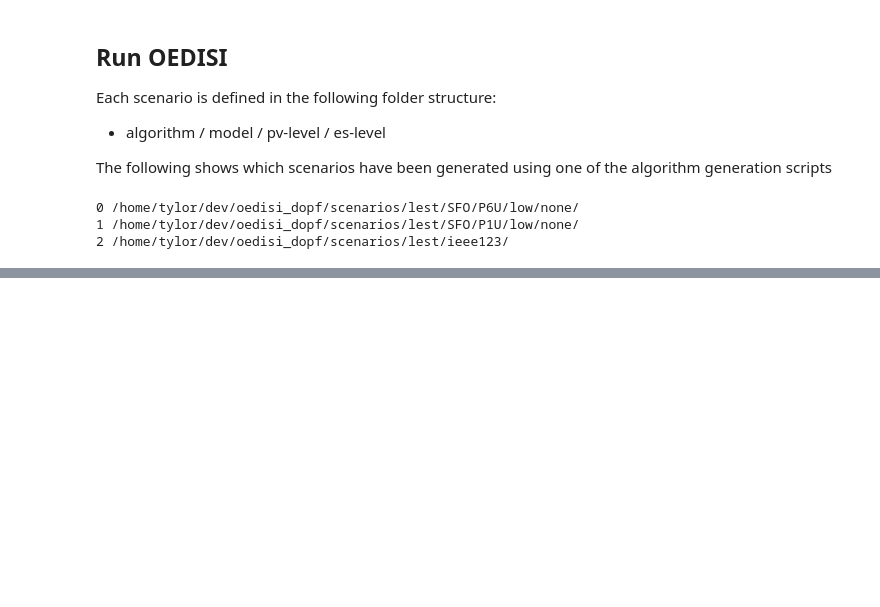
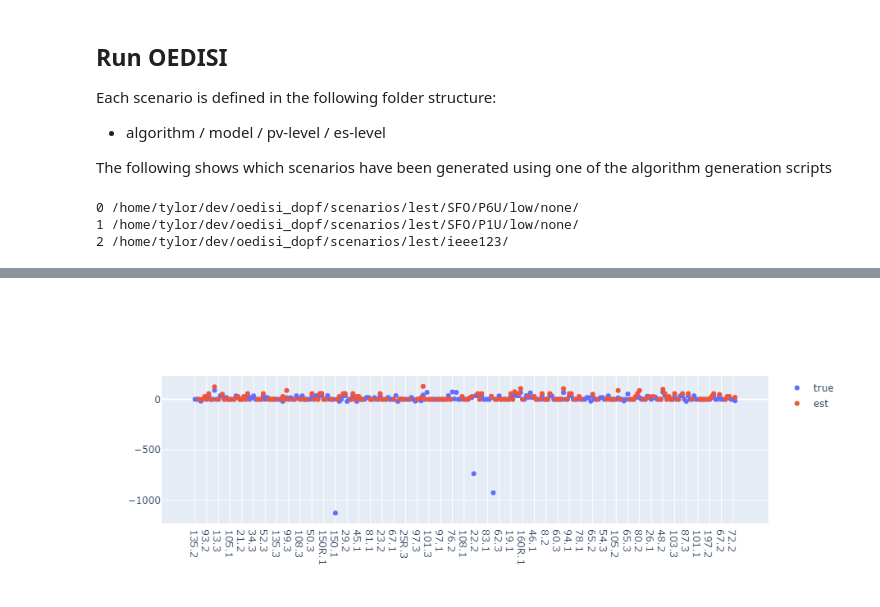
Before and after one commit to pnnl/oedisi_dopf, a Jupyter notebook: ekf_workflow_plotly.ipynb, the cells around one changed output, grey strips where cells are left out. Drawn from its saved outputs; the diff is of its cells as text; code cells hidden in the pictures; blank space fills up the shorter version.

```diff
--- a/ekf_workflow_plotly.ipynb
+++ b/ekf_workflow_plotly.ipynb
@@ -266,0 +138,15 @@ voltage_angle_errors(true_voltages, estimated_voltages, "7:30")
+# %%
+# read data
+p_mag = feather.read_feather(f"{output}/power_mag.feather")
+p_angle = feather.read_feather(f"{output}/power_angle.feather")
+
+# filter missing nodes
+common_columns = set(p_mag.columns).intersection(p_angle.columns)
+p_mag = p_mag.filter(common_columns)
+p_angle = p_angle.filter(common_columns)
+
+# convert to complex
+p_rad = np.radians(p_angle.drop("time", axis=1).to_numpy())
+est_powers = p_mag.drop("time", axis=1) * np.exp(1j * p_rad)
+est_powers['time'] = pd.to_datetime(v_angle['time'],format='%Y-%m-%d %H:%M:%S')
+est_powers.set_index('time', inplace=True)
@@ -266,0 +168,10 @@ voltage_angle_errors(true_voltages, estimated_voltages, "7:30")
+# %%
+true = true_powers.loc[ts]
+est = est_powers.loc[ts]
+
+fig = make_subplots(rows=1,cols=1)
+fig.add_trace(go.Scatter(name='true', x=true.index, y=true.values.real,mode='markers'), row=1,col=1)
+fig.add_trace(go.Scatter(name='est',x=est.index, y=est.values.real,mode='markers'), row=1,col=1)
+fig.show()
+# %% [output]
+[figure, added]
```
Also changed, not shown: parts of 16 cells of this notebook, 7 other files.
